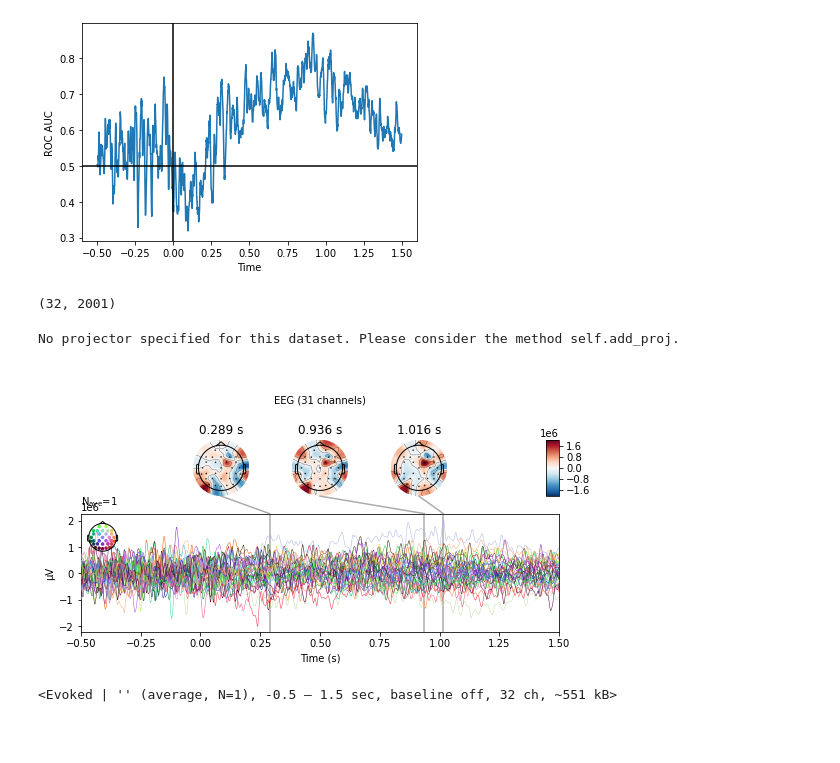
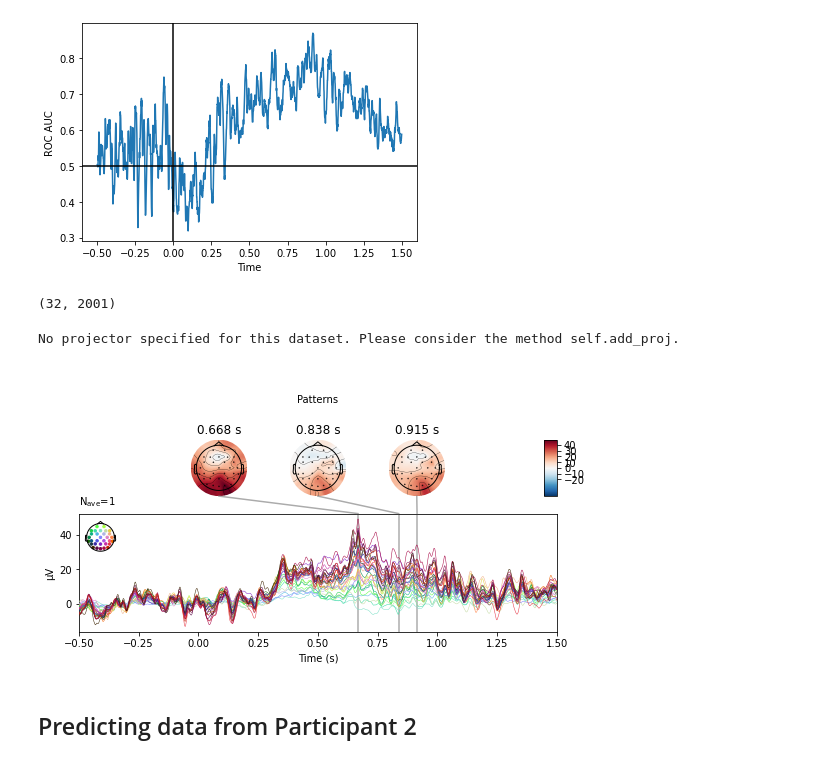
Before and after one commit to Louisenyholm/ACN_2021, a Jupyter notebook: data_scripts/portfolio.ipynb, the cells around one changed output. Saved outputs shown, nothing was run; the diff lists cells and outputs as text; code cells hidden in the pictures; blank space fills up the shorter version.

```diff
--- a/data_scripts/portfolio.ipynb
+++ b/data_scripts/portfolio.ipynb
@@ -183,7 +181,7 @@ Applying ICA to Raw instance
 ## Events/Epochs
 # %%
 # Defining events
-events, _ = mne.events_from_annotations(raw)
+events, _ = mne.events_from_annotations(raw_filtered)
 print(events)
 print(_)
 #sample number in the first column and integer event ID in the last column;
@@ -468,24 +613,33 @@ plt.ylabel("ROC AUC")
 # %% [output]
 Text(0, 0.5, 'ROC AUC')
 [figure]
-# %%
-# Fitting to get coefficients
-time_decod.fit(X, y)
-
-coef = get_coef(time_decod, 'filters_', inverse_transform=False)
-coef.shape #one coef value per per timepoint per channel
-# %% [output]
-(32, 2001)
+# %%
+# Fitting to get coefficients
+time_decod.fit(X, y) #fine when you need to get coefficients (but not the scores, they come from the cross-validation)
+
+#inverse = transforming back to the ERP values = same scale as the data (from z-scores, if set to false, we would just get the z-score)
+#coef = get_coef(time_decod, 'filters_', inverse_transform=True) # filters = what we would refer to as raw coefs. Inverse = true = redo your standardisation (back to microvolts again)
+coef = get_coef(time_decod, 'patterns_', inverse_transform=True) # patterns = will give more smooth solutions, interpretable.
+coef.shape #one coef value per per timepoint per channel
+
+#dont interpret filter_ coefs directly, use patterns instead!!
+
+# JUST USE THE PATTERNS (filters are only for illustrative purposes in the turtorial)
+# %% [output]
+(32, 2001)
 # %%
 # Plotting coefficients
 evoked_coef = mne.EvokedArray(coef,
                               epochs.info,
                               tmin=epochs.times[0],
                         )
-evoked_coef.plot_joint();
+evoked_coef.plot_joint(title = "Patterns");
+
+#whether activity drives toward one or the other
 # %% [output]
 No projector specified for this dataset. Please consider the method self.add_proj.
-[figure, old version]
+[figure, new version]
-<Evoked | '' (average, N=1), -0.5 – 1.5 sec, baseline off, 32 ch, ~551 kB>
+# %% [markdown]
+## Predicting data from Participant 2
 # %%
 # Er det fint bare at kommentere på plottet ovenfor, eller skal man også lave en .fit efter det og kig på coefs?
```
Also changed, not shown: parts of 22 cells of this notebook, 1 other file.
